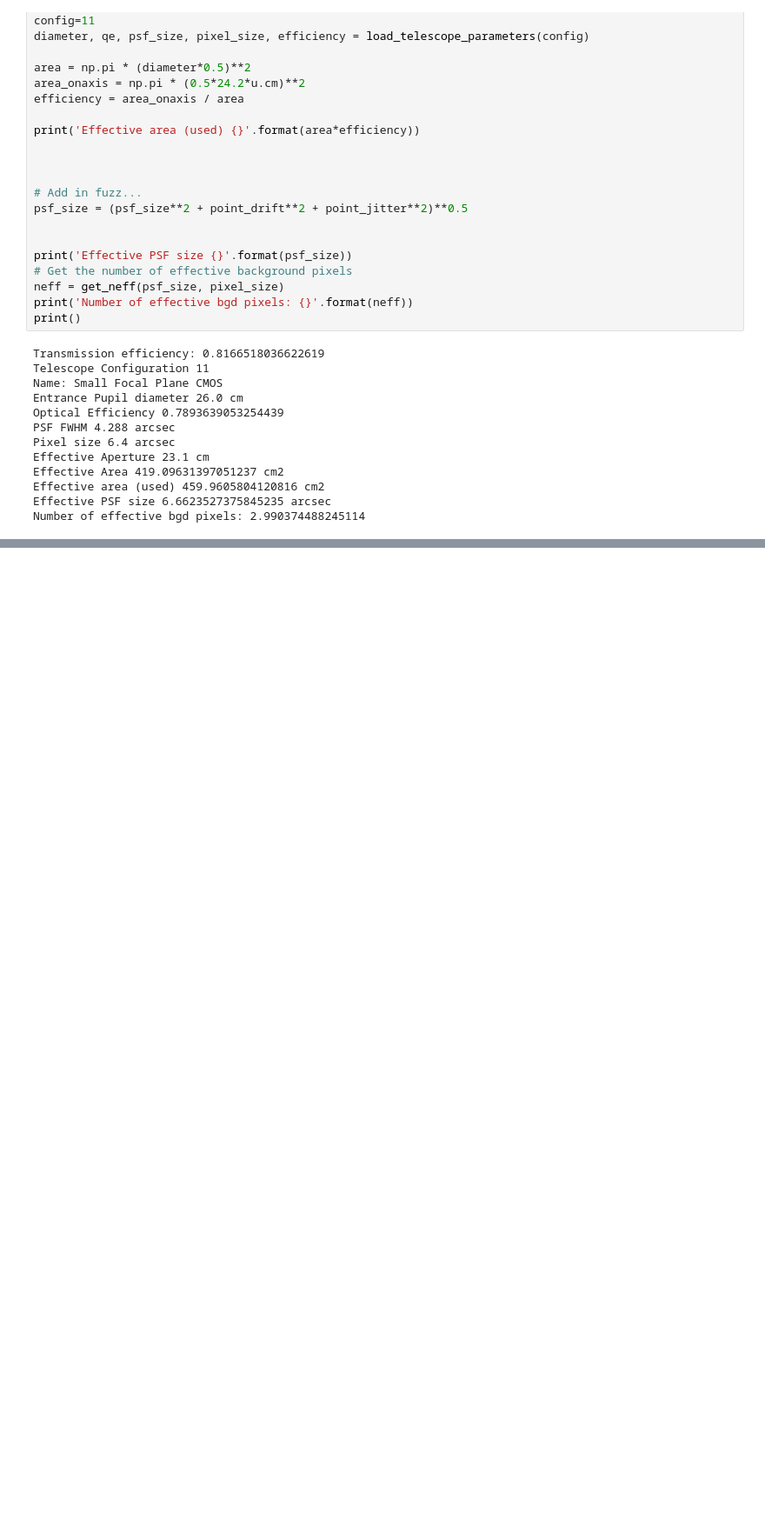
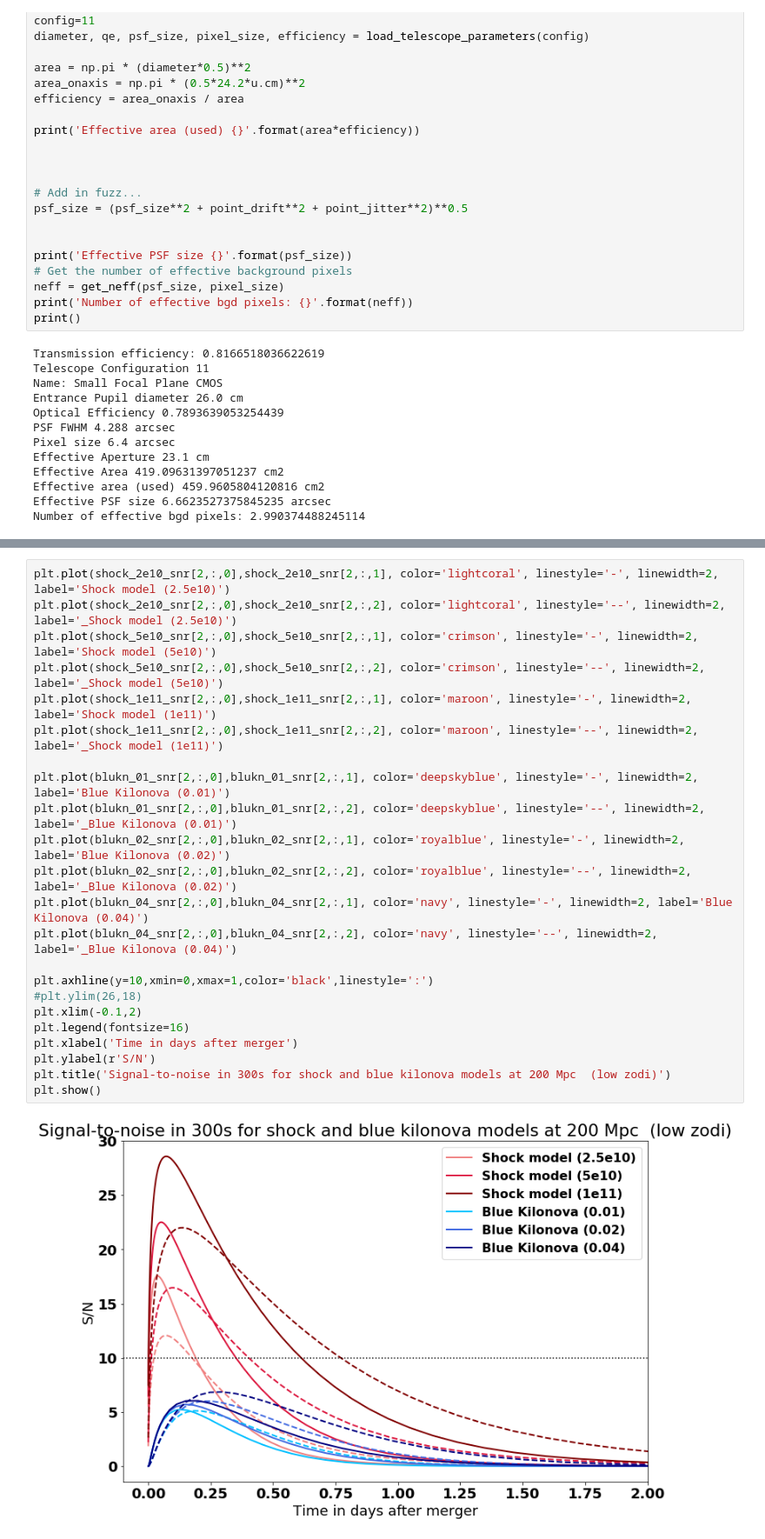
Before and after one commit to bwgref/duet-astro, a Jupyter notebook: notebooks/GWEM_lightcurves_and_sensitivities.ipynb, the cells around one changed output, grey strips where cells are left out. Shown at 87% size. Drawn from its saved outputs; the diff is of its cells as text; blank space fills up the shorter version.

```diff
--- a/notebooks/GWEM_lightcurves_and_sensitivities.ipynb
+++ b/notebooks/GWEM_lightcurves_and_sensitivities.ipynb
@@ -258,0 +357,25 @@ blukn_lc['mag_D2'].unit = u.ABmag
+# %%
+plt.plot(shock_2e10_snr[2,:,0],shock_2e10_snr[2,:,1], color='lightcoral', linestyle='-', linewidth=2, label='Shock model (2.5e10)')
+plt.plot(shock_2e10_snr[2,:,0],shock_2e10_snr[2,:,2], color='lightcoral', linestyle='--', linewidth=2, label='_Shock model (2.5e10)')
+plt.plot(shock_5e10_snr[2,:,0],shock_5e10_snr[2,:,1], color='crimson', linestyle='-', linewidth=2, label='Shock model (5e10)')
+plt.plot(shock_5e10_snr[2,:,0],shock_5e10_snr[2,:,2], color='crimson', linestyle='--', linewidth=2, label='_Shock model (5e10)')
+plt.plot(shock_1e11_snr[2,:,0],shock_1e11_snr[2,:,1], color='maroon', linestyle='-', linewidth=2, label='Shock model (1e11)')
+plt.plot(shock_1e11_snr[2,:,0],shock_1e11_snr[2,:,2], color='maroon', linestyle='--', linewidth=2, label='_Shock model (1e11)')
+
+plt.plot(blukn_01_snr[2,:,0],blukn_01_snr[2,:,1], color='deepskyblue', linestyle='-', linewidth=2, label='Blue Kilonova (0.01)')
+plt.plot(blukn_01_snr[2,:,0],blukn_01_snr[2,:,2], color='deepskyblue', linestyle='--', linewidth=2, label='_Blue Kilonova (0.01)')
+plt.plot(blukn_02_snr[2,:,0],blukn_02_snr[2,:,1], color='royalblue', linestyle='-', linewidth=2, label='Blue Kilonova (0.02)')
+plt.plot(blukn_02_snr[2,:,0],blukn_02_snr[2,:,2], color='royalblue', linestyle='--', linewidth=2, label='_Blue Kilonova (0.02)')
+plt.plot(blukn_04_snr[2,:,0],blukn_04_snr[2,:,1], color='navy', linestyle='-', linewidth=2, label='Blue Kilonova (0.04)')
+plt.plot(blukn_04_snr[2,:,0],blukn_04_snr[2,:,2], color='navy', linestyle='--', linewidth=2, label='_Blue Kilonova (0.04)')
+
+plt.axhline(y=10,xmin=0,xmax=1,color='black',linestyle=':')
+#plt.ylim(26,18)
+plt.xlim(-0.1,2)
+plt.legend(fontsize=16)
+plt.xlabel('Time in days after merger')
+plt.ylabel(r'S/N')
+plt.title('Signal-to-noise in 300s for shock and blue kilonova models at 200 Mpc  (low zodi)')
+plt.show()
+# %% [output]
+[figure, added]
```
Also changed, not shown: parts of 15 cells of this notebook, 27 other files.
